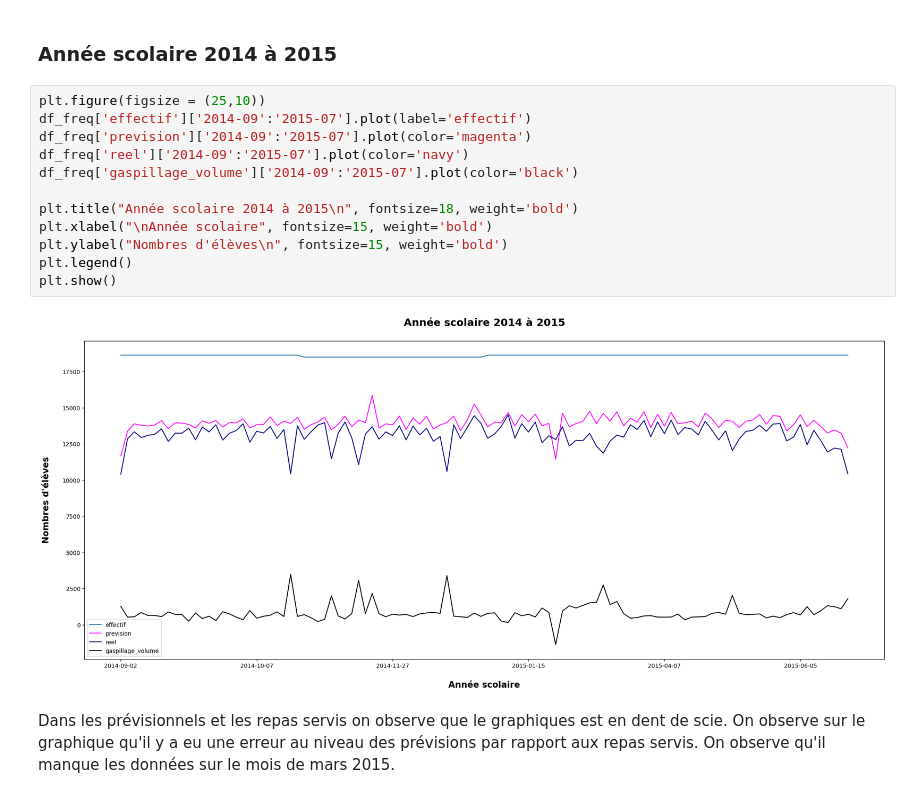
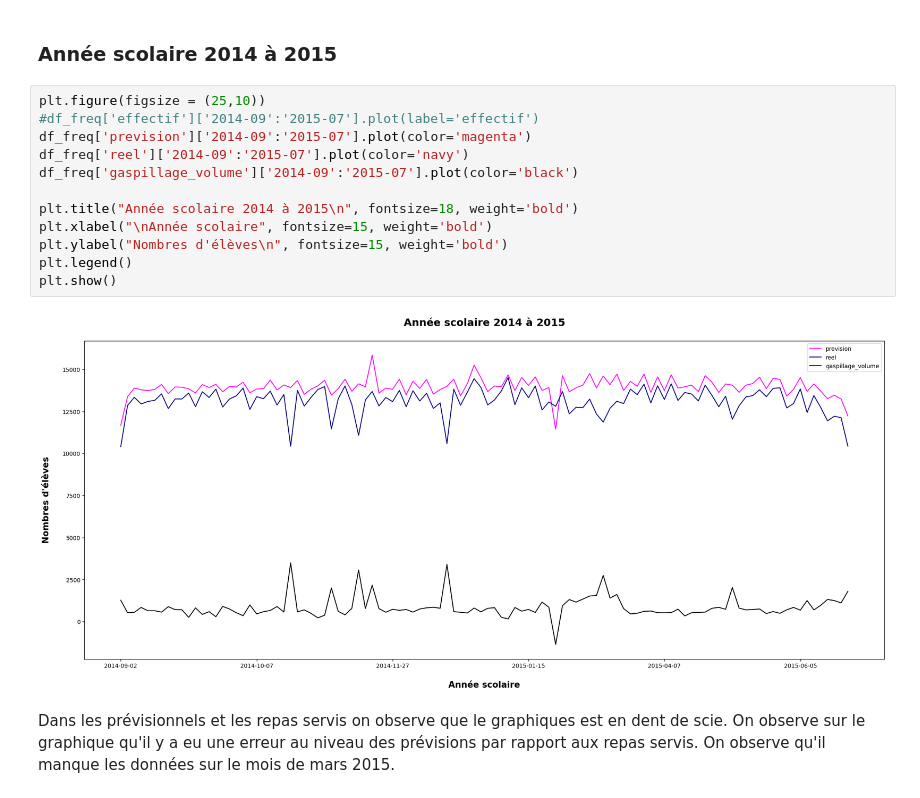
Before and after one commit to Nujadn/prev_cantine, a Jupyter notebook: notebooks/EDA_.ipynb, the cells around one changed output. Drawn from its saved outputs; the diff is of its cells as text.

```diff
--- a/notebooks/EDA_.ipynb
+++ b/notebooks/EDA_.ipynb
@@ -383,18 +394,18 @@ Les 06 et 24 février, le 18 mars et le 15 mai 2013, les enseignants étaient en
 ### Année scolaire 2014 à 2015
 # %%
 plt.figure(figsize = (25,10))
-df_freq['effectif']['2014-09':'2015-07'].plot(label='effectif')
+#df_freq['effectif']['2014-09':'2015-07'].plot(label='effectif')
 df_freq['prevision']['2014-09':'2015-07'].plot(color='magenta')
 df_freq['reel']['2014-09':'2015-07'].plot(color='navy')
 df_freq['gaspillage_volume']['2014-09':'2015-07'].plot(color='black')
 
 plt.title("Année scolaire 2014 à 2015\n", fontsize=18, weight='bold')
 plt.xlabel("\nAnnée scolaire", fontsize=15, weight='bold')
 plt.ylabel("Nombres d'élèves\n", fontsize=15, weight='bold')
 plt.legend()
 plt.show()
 # %% [output]
-[figure, old version]
+[figure, new version]
 # %% [markdown]
 Dans les prévisionnels et les repas servis on observe que le graphiques est en dent de scie.
 On observe sur le graphique qu'il y a eu une erreur au niveau des prévisions par rapport aux repas servis.
```
Also changed, not shown: parts of 9 cells of this notebook, 5 other files.
